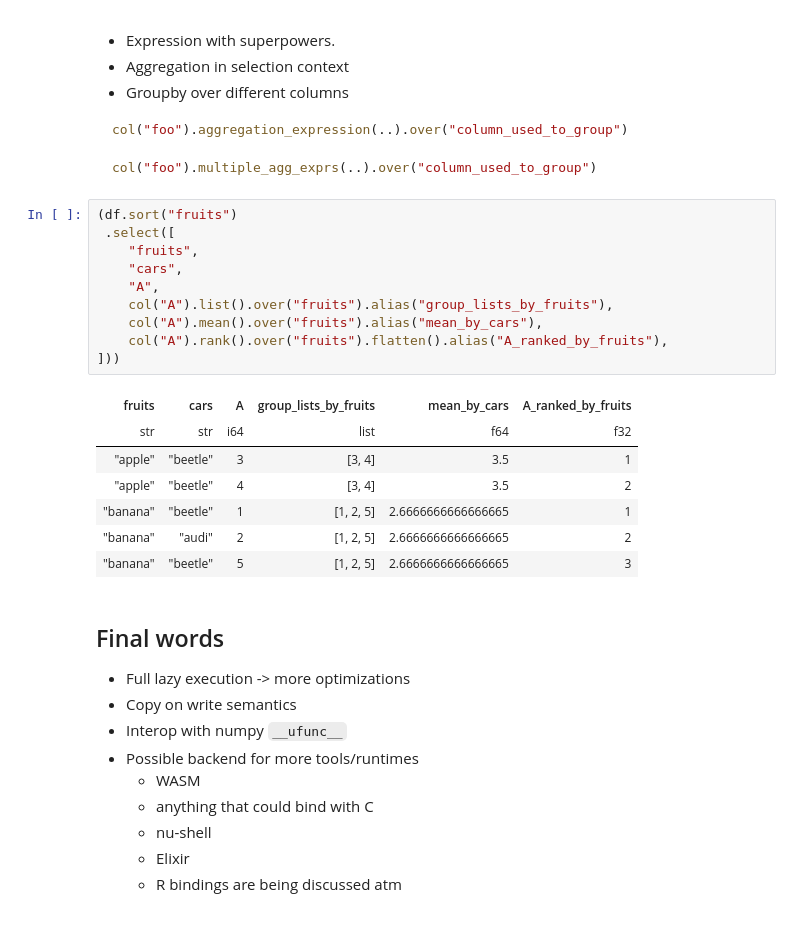
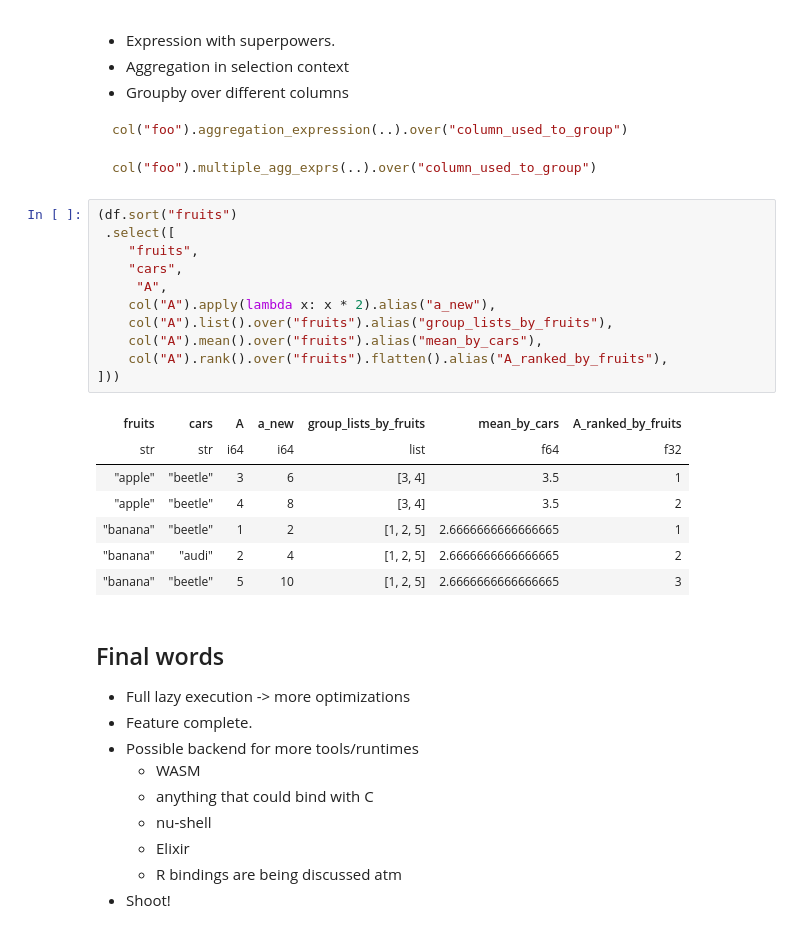
Before and after one commit to pola-rs/presentations, a Jupyter notebook: pydata-global_28-10-2021/pres.ipynb, the cells around one changed output. Drawn from its saved outputs; the diff is of its cells as text.

```diff
--- a/pydata-global_28-10-2021/pres.ipynb
+++ b/pydata-global_28-10-2021/pres.ipynb
@@ -415,30 +415,31 @@ col("foo").multiple_agg_exprs(..).over("column_used_to_group")
 # %%
 (df.sort("fruits")
  .select([
     "fruits",
     "cars",
-    "A",
+     "A",
+    col("A").apply(lambda x: x * 2).alias("a_new"),
     col("A").list().over("fruits").alias("group_lists_by_fruits"),
     col("A").mean().over("fruits").alias("mean_by_cars"),
     col("A").rank().over("fruits").flatten().alias("A_ranked_by_fruits"),
 ]))
 # %% [output]
-| fruits | cars | A | group_lists_by_fruits | mean_by_cars | A_ranked_by_fruits |
-| str | str | i64 | list | f64 | f32 |
-| "apple" | "beetle" | 3 | [3, 4] | 3.5 | 1 |
-| "apple" | "beetle" | 4 | [3, 4] | 3.5 | 2 |
-| "banana" | "beetle" | 1 | [1, 2, 5] | 2.6666666666666665 | 1 |
-| "banana" | "audi" | 2 | [1, 2, 5] | 2.6666666666666665 | 2 |
-| "banana" | "beetle" | 5 | [1, 2, 5] | 2.6666666666666665 | 3 |
+| fruits | cars | A | a_new | group_lists_by_fruits | mean_by_cars | A_ranked_by_fruits |
+| str | str | i64 | i64 | list | f64 | f32 |
+| "apple" | "beetle" | 3 | 6 | [3, 4] | 3.5 | 1 |
+| "apple" | "beetle" | 4 | 8 | [3, 4] | 3.5 | 2 |
+| "banana" | "beetle" | 1 | 2 | [1, 2, 5] | 2.6666666666666665 | 1 |
+| "banana" | "audi" | 2 | 4 | [1, 2, 5] | 2.6666666666666665 | 2 |
+| "banana" | "beetle" | 5 | 10 | [1, 2, 5] | 2.6666666666666665 | 3 |
 # %% [markdown]
 ## Final words
 
 * Full lazy execution -> more optimizations
-* Copy on write semantics
-* Interop with numpy `__ufunc__`
+* Feature complete.
 * Possible backend for more tools/runtimes
     - WASM
     - anything that could bind with C
     - nu-shell
     - Elixir
     - R bindings are being discussed atm
+* Shoot!
```
Also changed, not shown: parts of 8 cells of this notebook, 2 other files.
